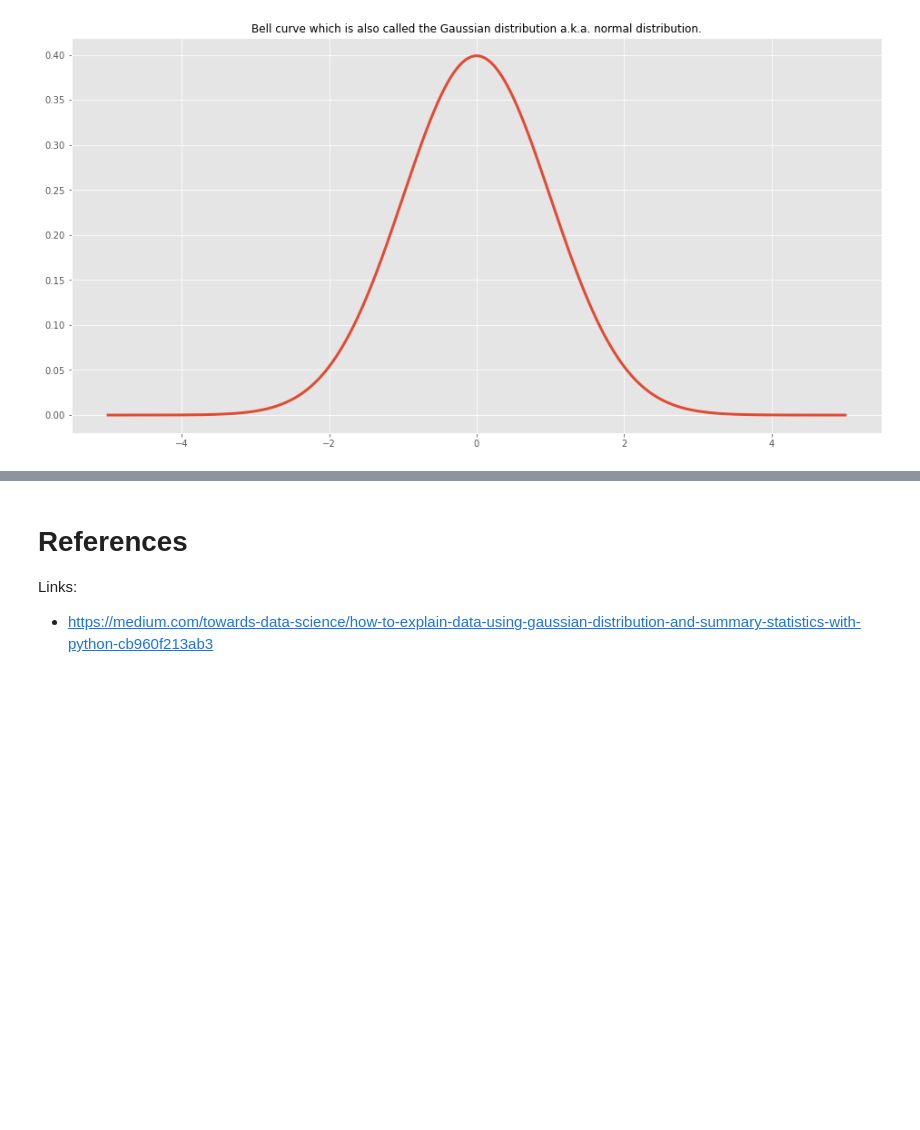
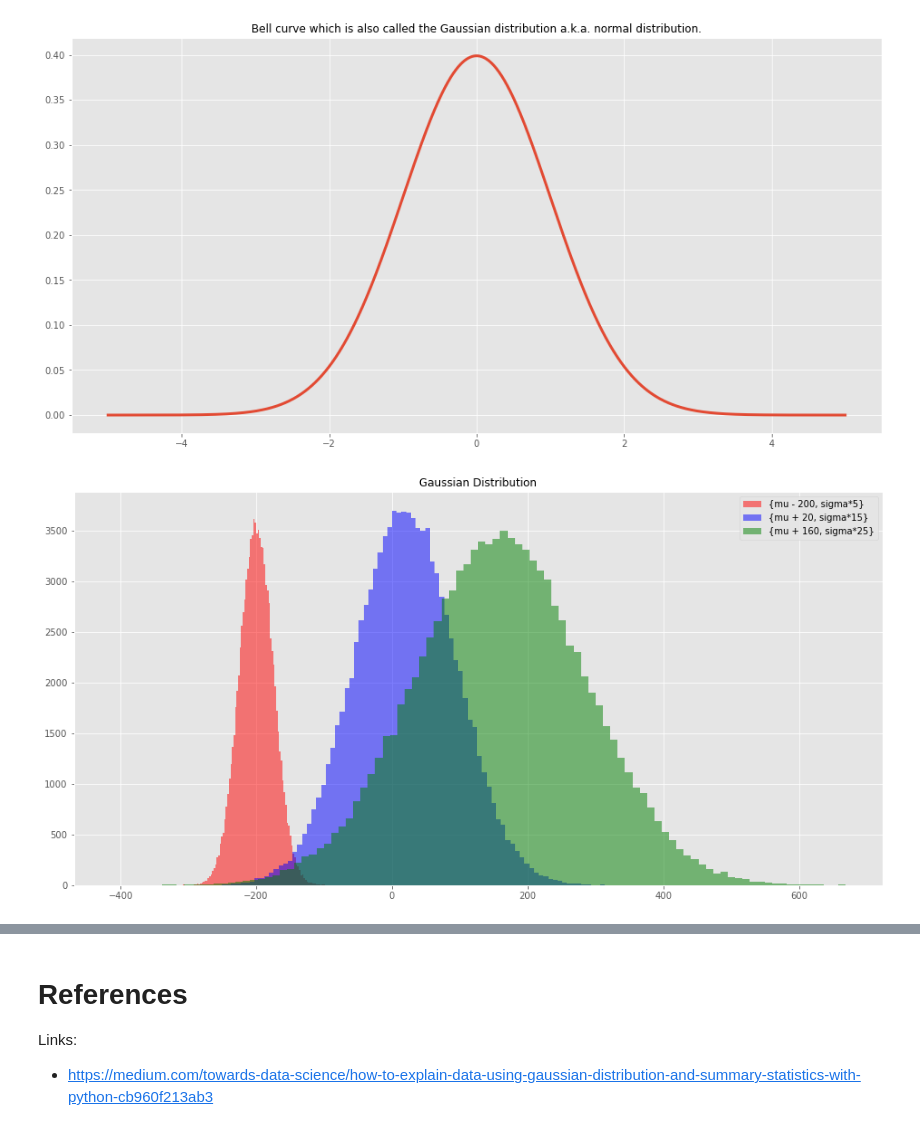
Before and after one commit to pepocasella/All_Data_Science, a Jupyter notebook: Gaussian-Distribution/Gaussian-Distribution.ipynb, the cells around one changed output, grey strips where cells are left out. Drawn from its saved outputs; the diff is of its cells as text; code cells hidden in the pictures; blank space fills up the shorter version.

Commit message:
Adding all Distribution Studies

```diff
--- a/Gaussian-Distribution/Gaussian-Distribution.ipynb
+++ b/Gaussian-Distribution/Gaussian-Distribution.ipynb
@@ -45,6 +45,22 @@ plt.title('Bell curve which is also called the Gaussian distribution a.k.a. norm
 plt.show()
 # %% [output]
 [figure]
+# %%
+mu = 0
+sigma = 5
+d1 = np.random.normal(mu - 200, sigma*5, [100000,1]).ravel()
+d2 = np.random.normal(mu + 20, sigma*15, [100000,1]).ravel()
+d3 = np.random.normal(mu+ 160, sigma*25, [100000,1]).ravel()
+
+## plot data
+plt.hist(d1, alpha=0.5, bins=100, color='red', label='{mu - 200, sigma*5}')
+plt.hist(d2, alpha=0.5, bins=100, color='blue', label='{mu + 20, sigma*15}')
+plt.hist(d3, alpha=0.5, bins=100, color='green', label='{mu + 160, sigma*25}')
+plt.title('Gaussian Distribution') # also know as
+plt.legend()
+plt.show()
+# %% [output]
+[figure, added]
 # %%
 ##setting the seed for the random generation
 np.random.seed(1)
```
Also changed, not shown: parts of 3 cells of this notebook.
